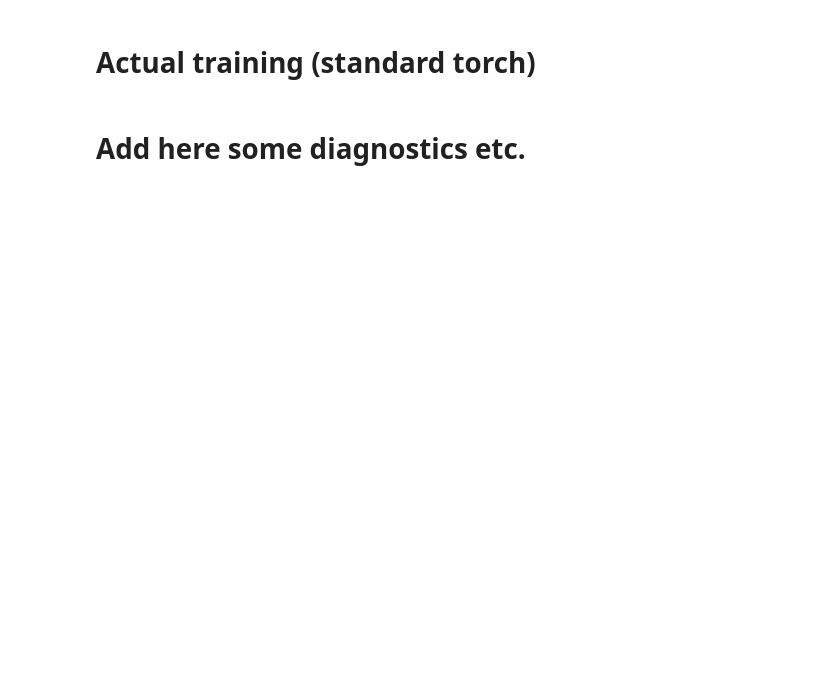
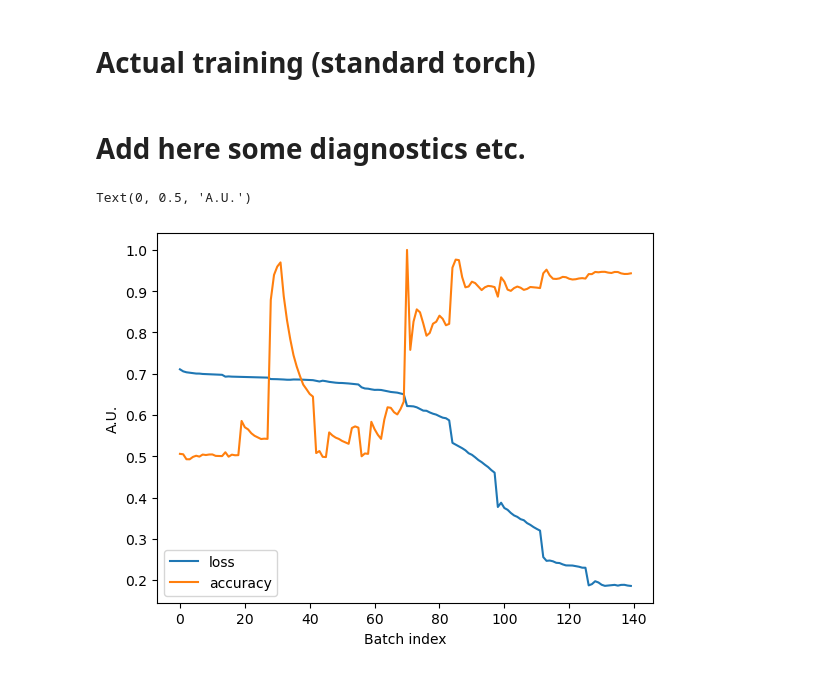
Before and after one commit to chreissel/StateSpaceModels, a Jupyter notebook: FirstTraining.ipynb, the cells around one changed output. Drawn from its saved outputs; the diff is of its cells as text; code cells hidden in the pictures; blank space fills up the shorter version.

```diff
--- a/FirstTraining.ipynb
+++ b/FirstTraining.ipynb
@@ -339,6 +342,9 @@ Optimizer group 1 | 12 tensors | lr 0.001 | weight_decay 0.0
 best_acc = 0  # best test accuracy
 start_epoch = 0  # start from epoch 0 or last checkpoint epoch
 # %%
+doc_loss = []
+doc_acc = []
+
 # Training
 def train():
     model.train()
@@ -363,6 +369,8 @@ def train():
             'Batch Idx: (%d/%d) | Loss: %.3f | Acc: %.3f%% (%d/%d)' %
             (batch_idx, len(train_loader), train_loss/(batch_idx+1), 100.*correct/total, correct, total)
         )
+        doc_loss.append(train_loss/(batch_idx+1))
+        doc_acc.append(correct/total)
 
 
 def eval(epoch, dataloader, checkpoint=False):
@@ -399,7 +407,7 @@ def eval(epoch, dataloader, checkpoint=False):
             }
             if not os.path.isdir('checkpoint'):
                 os.mkdir('checkpoint')
-            torch.save(state, './checkpoint/ckpt.pth')
+            torch.save(state, './checkpoint/ckpt_'+architecture+'.pth')
             best_acc = acc
 
         return acc
@@ -417,6 +425,16 @@ for epoch in pbar:
     # print(f"Epoch {epoch} learning rate: {scheduler.get_last_lr()}")
 # %% [markdown]
 # Add here some diagnostics etc.
+# %%
+# Plot training loss and accuracy
+plt.plot(range(len(doc_loss)), doc_loss, label='loss')
+plt.plot(range(len(doc_loss)), doc_acc, label='accuracy')
+plt.legend()
+plt.xlabel('Batch index')
+plt.ylabel('A.U.')
+# %% [output]
+Text(0, 0.5, 'A.U.')
+[figure, added]
 # %%
 # get number of trainable parameters
 model_parameters = filter(lambda p: p.requires_grad, model.parameters())
```
Also changed, not shown: parts of 7 cells of this notebook, 3 other files.
